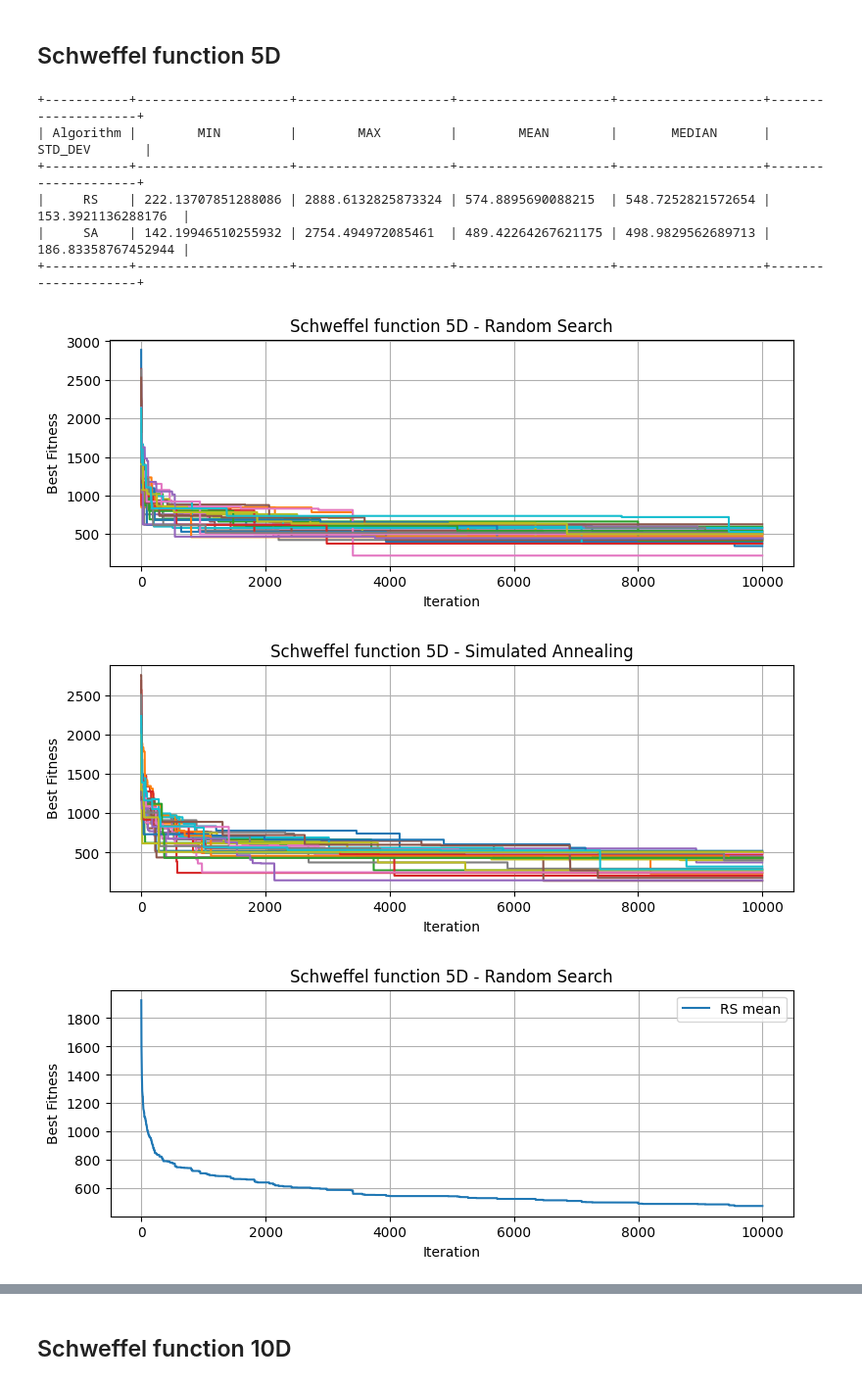
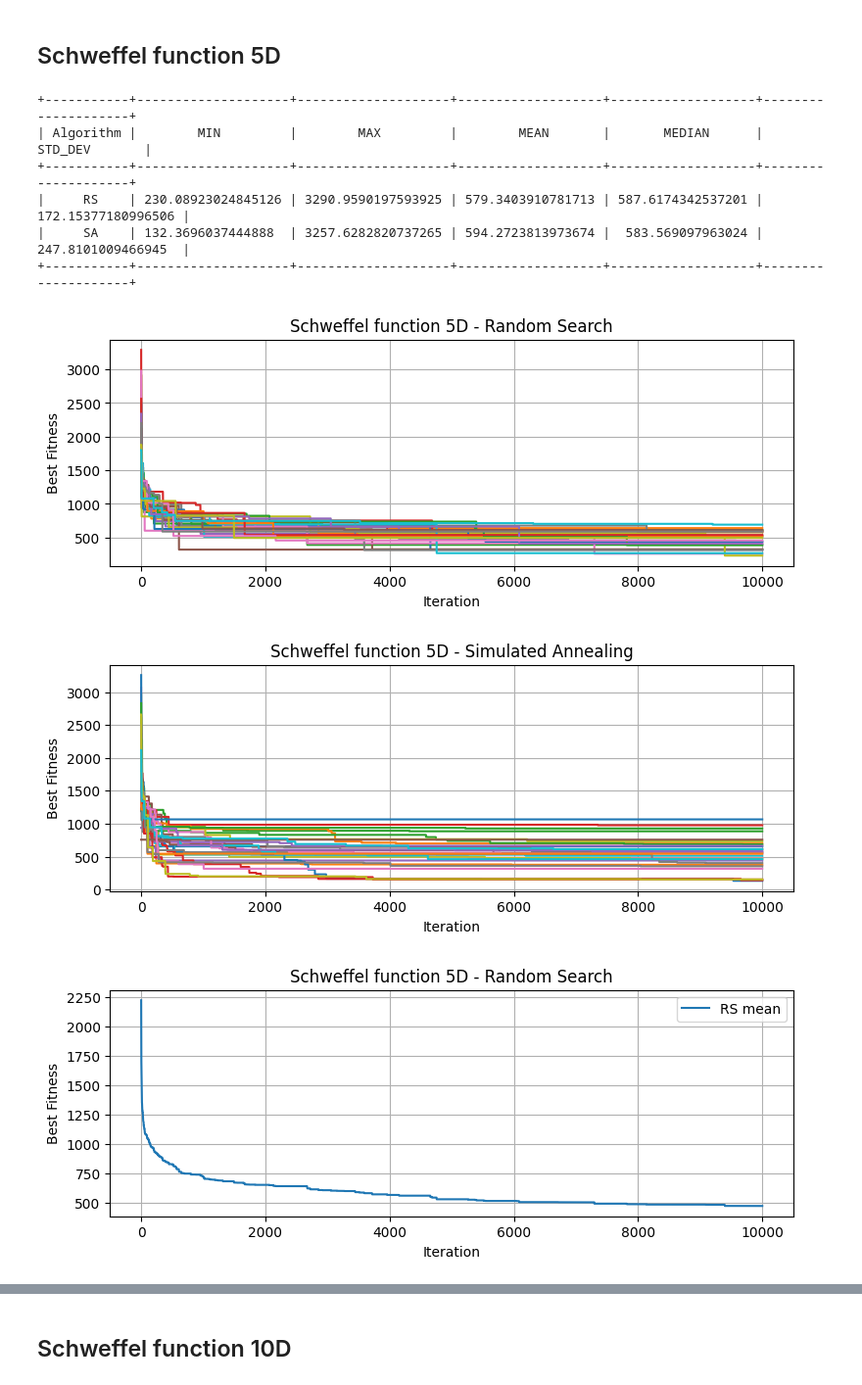
Before and after one commit to ta-jana/benchmarking-RS-SA, a Jupyter notebook: Tatyrkova_Jana_RSSA.ipynb, the cells around one changed output, grey strips where cells are left out. Shown at 98% size. Saved outputs shown, nothing was run; the diff lists cells and outputs as text; code cells hidden in the pictures.

Commit message:
calling metropolis correctly for one temperature value

```diff
--- a/Tatyrkova_Jana_RSSA.ipynb
+++ b/Tatyrkova_Jana_RSSA.ipynb
@@ -70,7 +70,7 @@ def simulated_annealing(n_iterations, cost_function, dimensions, n_metropolis, a
 
     for i in range(n_iterations):
 
-        for i in range(n_metropolis):   #volani metropolise
+        for _ in range(n_metropolis):   #volani metropolise
             neighbour = generate_neighbor(current_solution, area)
             neighbour_fitness = cost_function(neighbour)
             delta_f = neighbour_fitness - current_fitness
@@ -89,9 +89,9 @@ def simulated_annealing(n_iterations, cost_function, dimensions, n_metropolis, a
 
             history.append(best_fitness) # pro 10 000 hodnot v historii
         #history.append(current_fitness)
-            T = max_temp*cooling_decr**i
-            if(T < min_temp):
-                T = min_temp
+        T = max_temp*cooling_decr**i
+        if(T < min_temp):
+            T = min_temp
     return history
 
 
@@ -110,7 +110,7 @@ def generate_neighbor(current_solution, area):
 # %%
 def comparison(n_iterations, dimensions , cost_function, area, n_metropolis, cooling_decr, title, ):
     max_temp = 950
-    min_temp = 0.01
+    min_temp = 0.2
 
     RS_history = []
     SA_history = []
@@ -326,19 +326,19 @@ comparison(n_iterations, dimensions,cost_func,area_edges,n_metropolis, cooling_d
 # %%
 n_iterations = 10000
 dimensions = 5
 cost_func = schweffel
 area_edges = 500
 n_metropolis = 10
-cooling_decr = 0.81
+cooling_decr = 0.91
 title = "Schweffel function 5D"
-comparison(n_iterations, dimensions,cost_func,area_edges,n_metropolis, cooling_decr, title)
+comparison(n_iterations, dimensions, cost_func, area_edges, n_metropolis, cooling_decr, title)
 # %% [output]
-+-----------+--------------------+--------------------+--------------------+-------------------+--------------------+
-| Algorithm |        MIN         |        MAX         |        MEAN        |       MEDIAN      |      STD_DEV       |
-+-----------+--------------------+--------------------+--------------------+-------------------+--------------------+
-|     RS    | 222.13707851288086 | 2888.6132825873324 | 574.8895690088215  | 548.7252821572654 | 153.3921136288176  |
-|     SA    | 142.19946510255932 | 2754.494972085461  | 489.42264267621175 | 498.9829562689713 | 186.83358767452944 |
-+-----------+--------------------+--------------------+--------------------+-------------------+--------------------+
++-----------+--------------------+--------------------+-------------------+-------------------+--------------------+
+| Algorithm |        MIN         |        MAX         |        MEAN       |       MEDIAN      |      STD_DEV       |
++-----------+--------------------+--------------------+-------------------+-------------------+--------------------+
+|     RS    | 230.08923024845126 | 3290.9590197593925 | 579.3403910781713 | 587.6174342537201 | 172.15377180996506 |
+|     SA    | 132.3696037444888  | 3257.6282820737265 | 594.2723813973674 |  583.569097963024 | 247.8101009466945  |
++-----------+--------------------+--------------------+-------------------+-------------------+--------------------+
-[figure, old version]
+[figure, new version]
-[figure, old version]
+[figure, new version]
-[figure, old version]
+[figure, new version]
```
Also changed, not shown: parts of 6 cells of this notebook.
